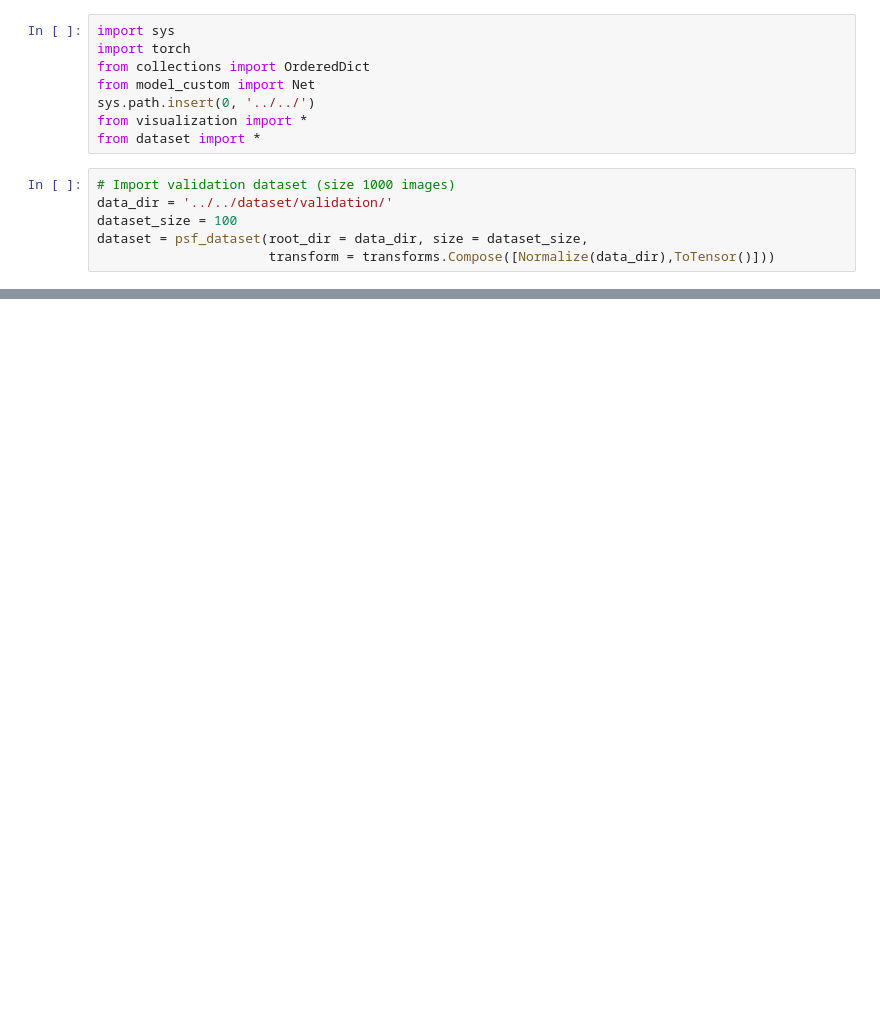
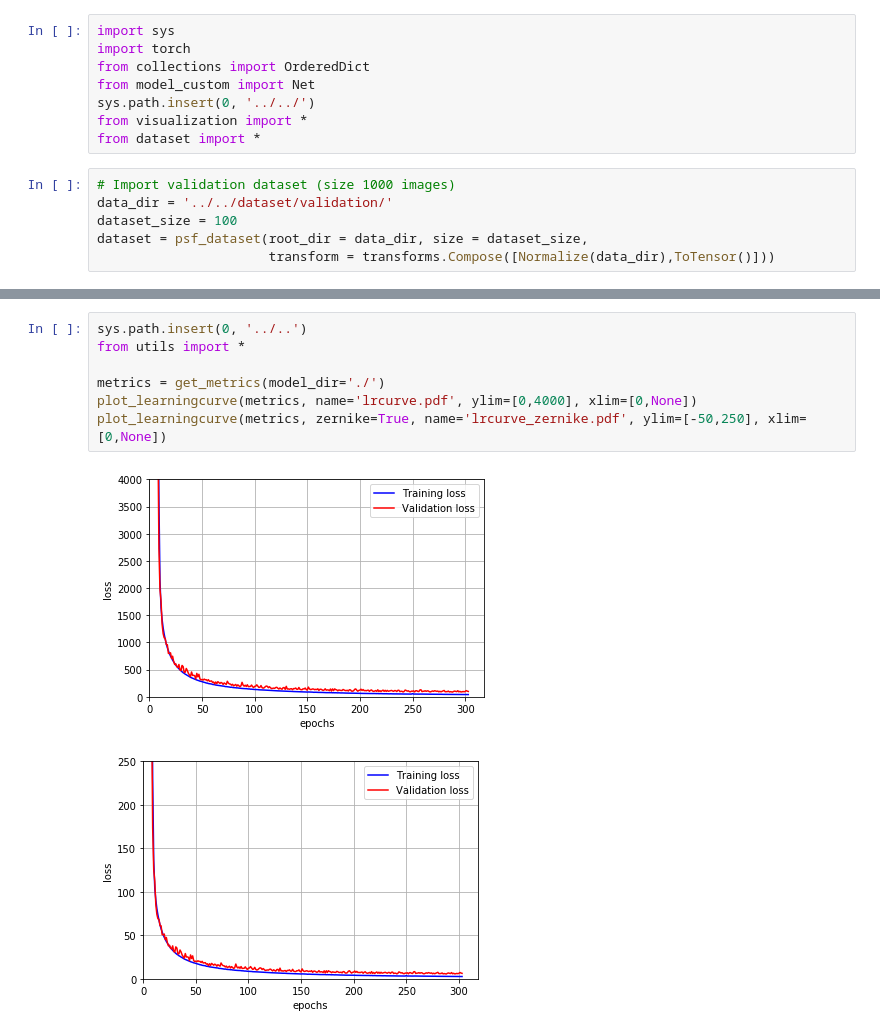
Before and after one commit to povanberg/Machine-learning-for-image-based-wavefront-sensing, a Jupyter notebook: experiments/custom_v0.3/evaluation.ipynb, the cells around one changed output, grey strips where cells are left out. Saved outputs shown, nothing was run; the diff lists cells and outputs as text; blank space fills up the shorter version.

```diff
--- a/experiments/custom_v0.3/evaluation.ipynb
+++ b/experiments/custom_v0.3/evaluation.ipynb
@@ -53,0 +54,10 @@ Average Inference time : 0.069625 s
+# %%
+sys.path.insert(0, '../..')
+from utils import *
+
+metrics = get_metrics(model_dir='./')
+plot_learningcurve(metrics, name='lrcurve.pdf', ylim=[0,4000], xlim=[0,None])
+plot_learningcurve(metrics, zernike=True, name='lrcurve_zernike.pdf', ylim=[-50,250], xlim=[0,None])
+# %% [output]
+[figure, added]
+[figure, added]
```
Also changed, not shown: parts of 2 cells of this notebook, 15 other files.
